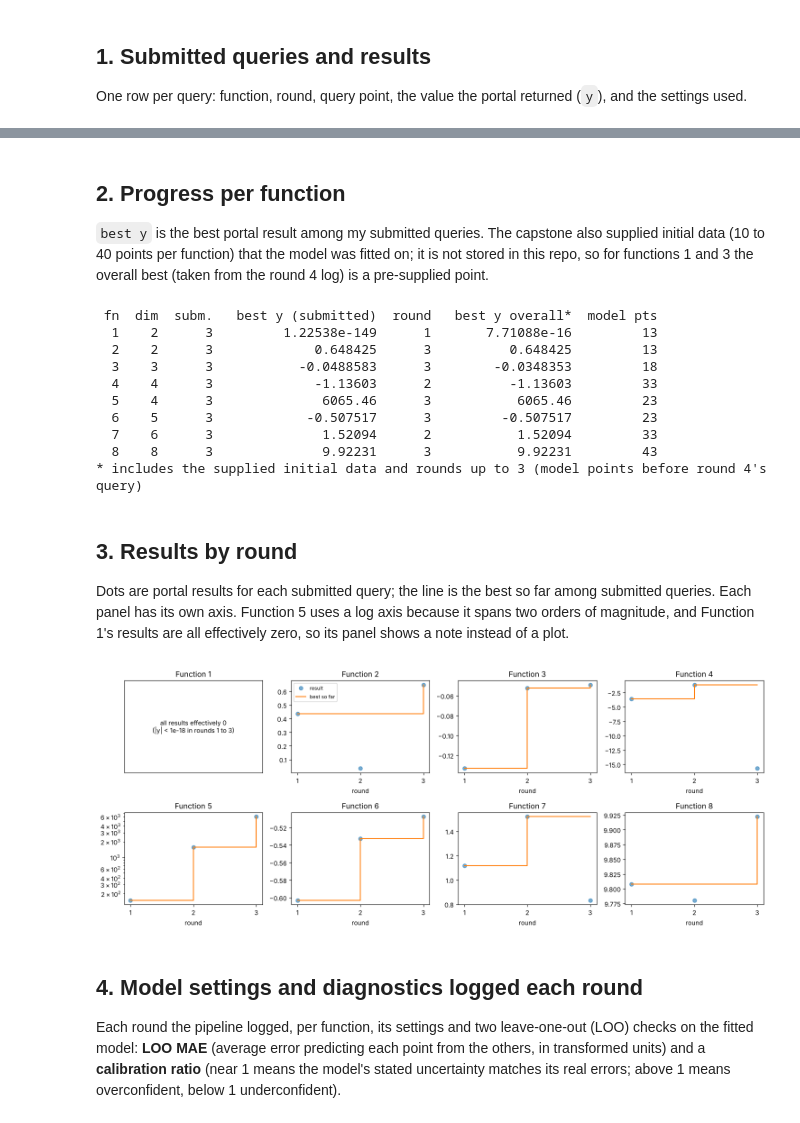
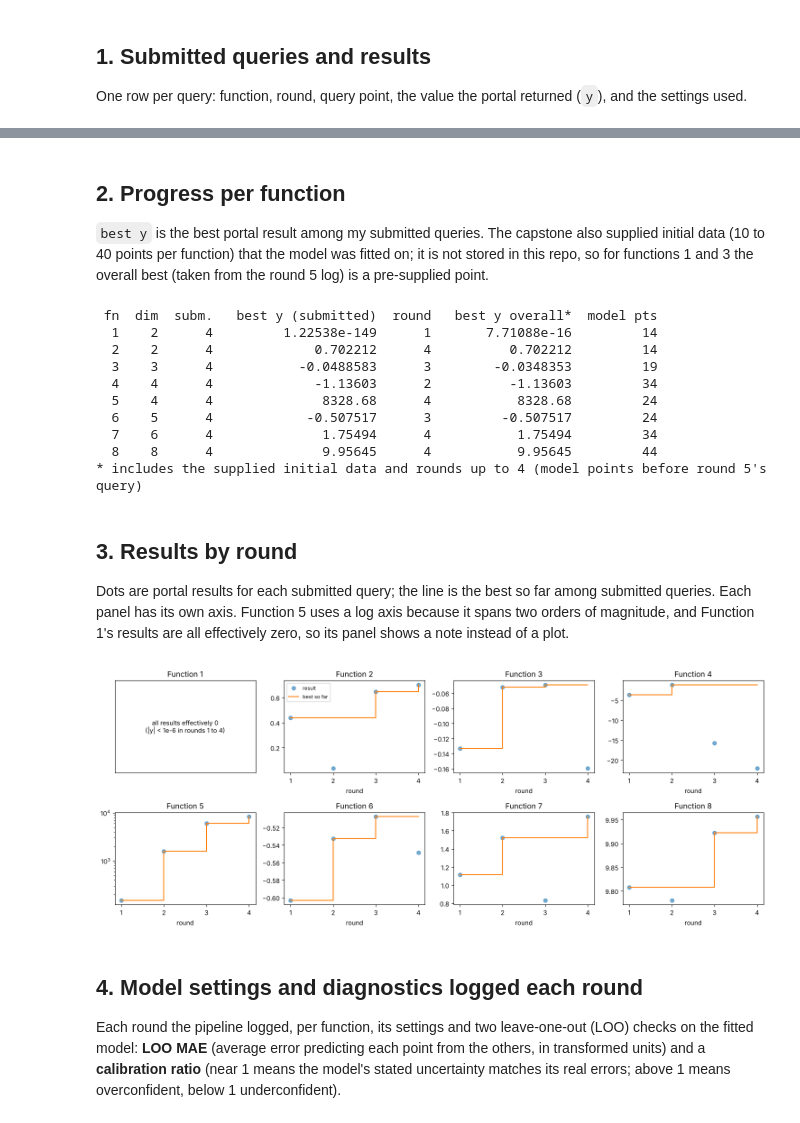
Before and after one commit to ajwat-ctrl/IC-ML-AI-Capstone, a Jupyter notebook: notebooks/bbo_analysis.ipynb, the cells around one changed output, grey strips where cells are left out. Cells and saved outputs as stored; diff of their text form; code cells hidden in the pictures.

Commit message:
Add round 4 results and round 5 queries

```diff
--- a/notebooks/bbo_analysis.ipynb
+++ b/notebooks/bbo_analysis.ipynb
@@ -45,51 +45,51 @@ Function 8: ['R1: 9.808', 'R2: 9.78', 'R3: 9.922']
 # %% [markdown]
 ## 2. Progress per function
-`best y` is the best portal result among my submitted queries. The capstone also supplied initial data (10 to 40 points per function) that the model was fitted on; it is not stored in this repo, so for functions 1 and 3 the overall best (taken from the round 4 log) is a pre-supplied point.
+`best y` is the best portal result among my submitted queries. The capstone also supplied initial data (10 to 40 points per function) that the model was fitted on; it is not stored in this repo, so for functions 1 and 3 the overall best (taken from the round 5 log) is a pre-supplied point.
 # %%
-r4 = json.loads((DATA / "rounds" / "round_04_queries.json").read_text())
+r5 = json.loads((DATA / "rounds" / "round_05_queries.json").read_text())
 print(f"{'fn':>3} {'dim':>4} {'subm.':>6} {'best y (submitted)':>20} {'round':>6} {'best y overall*':>17} {'model pts':>10}")
 for f in sorted(by_fn):
     dim = len(by_fn[f][0][2].split("-"))
     rnd, y, _ = max(by_fn[f], key=lambda t: t[1])
-    d = r4["functions"][f"function_{f}"]["diagnostics"]
+    d = r5["functions"][f"function_{f}"]["diagnostics"]
     print(f"{f:>3} {dim:>4} {len(by_fn[f]):>6} {y:>20.6g} {rnd:>6} {d['best_observed']:>17.6g} {d['n_points']:>10}")
-print("* includes the supplied initial data and rounds up to 3 (model points before round 4's query)")
+print("* includes the supplied initial data and rounds up to 4 (model points before round 5's query)")
 # %% [output]
  fn  dim  subm.   best y (submitted)  round   best y overall*  model pts
-  1    2      3         1.22538e-149      1       7.71088e-16         13
-  2    2      3             0.648425      3          0.648425         13
-  3    3      3           -0.0488583      3        -0.0348353         18
-  4    4      3             -1.13603      2          -1.13603         33
-  5    4      3              6065.46      3           6065.46         23
-  6    5      3            -0.507517      3         -0.507517         23
-  7    6      3              1.52094      2           1.52094         33
-  8    8      3              9.92231      3           9.92231         43
-* includes the supplied initial data and rounds up to 3 (model points before round 4's query)
+  1    2      4         1.22538e-149      1       7.71088e-16         14
+  2    2      4             0.702212      4          0.702212         14
+  3    3      4           -0.0488583      3        -0.0348353         19
+  4    4      4             -1.13603      2          -1.13603         34
+  5    4      4              8328.68      4           8328.68         24
+  6    5      4            -0.507517      3         -0.507517         24
+  7    6      4              1.75494      4           1.75494         34
+  8    8      4              9.95645      4           9.95645         44
+* includes the supplied initial data and rounds up to 4 (model points before round 5's query)
 # %% [markdown]
 ## 3. Results by round
 Dots are portal results for each submitted query; the line is the best so far among submitted queries. Each panel has its own axis. Function 5 uses a log axis because it spans two orders of magnitude, and Function 1's results are all effectively zero, so its panel shows a note instead of a plot.
 # %%
 fig, axes = plt.subplots(2, 4, figsize=(15, 6))
 for ax, f in zip(axes.ravel(), sorted(by_fn)):
     rs = [t[0] for t in by_fn[f]]
     ys = np.array([t[1] for t in by_fn[f]])
     ax.plot(rs, ys, "o", alpha=0.6, label="result")
     ax.step(rs, np.maximum.accumulate(ys), where="post", label="best so far")
     ax.set_title(f"Function {f}")
     ax.set_xlabel("round")
     ax.set_xticks(rs)
     if f == 5:
         ax.set_yscale("log")
     if f == 1:   # every result is ~0 (|y| < 1e-18), so a numeric axis is meaningless
         ax.cla()
         ax.set_title("Function 1")
-        ax.text(0.5, 0.5, "all results effectively 0\n(|y| < 1e-18 in rounds 1 to 3)", ha="center", va="center", transform=ax.transAxes)
+        ax.text(0.5, 0.5, "all results effectively 0\n(|y| < 1e-6 in rounds 1 to 4)", ha="center", va="center", transform=ax.transAxes)
         ax.set_xticks([]); ax.set_yticks([])
 axes.ravel()[1].legend(fontsize=8)
 plt.tight_layout()
 plt.show()
 # %% [output]
-[figure, old version]
+[figure, new version]
 # %% [markdown]
 ## 4. Model settings and diagnostics logged each round
 Each round the pipeline logged, per function, its settings and two leave-one-out (LOO) checks on the fitted model: **LOO MAE** (average error predicting each point from the others, in transformed units) and a **calibration ratio** (near 1 means the model's stated uncertainty matches its real errors; above 1 means overconfident, below 1 underconfident).
```
Also changed, not shown: parts of 6 cells of this notebook, 8 other files.
